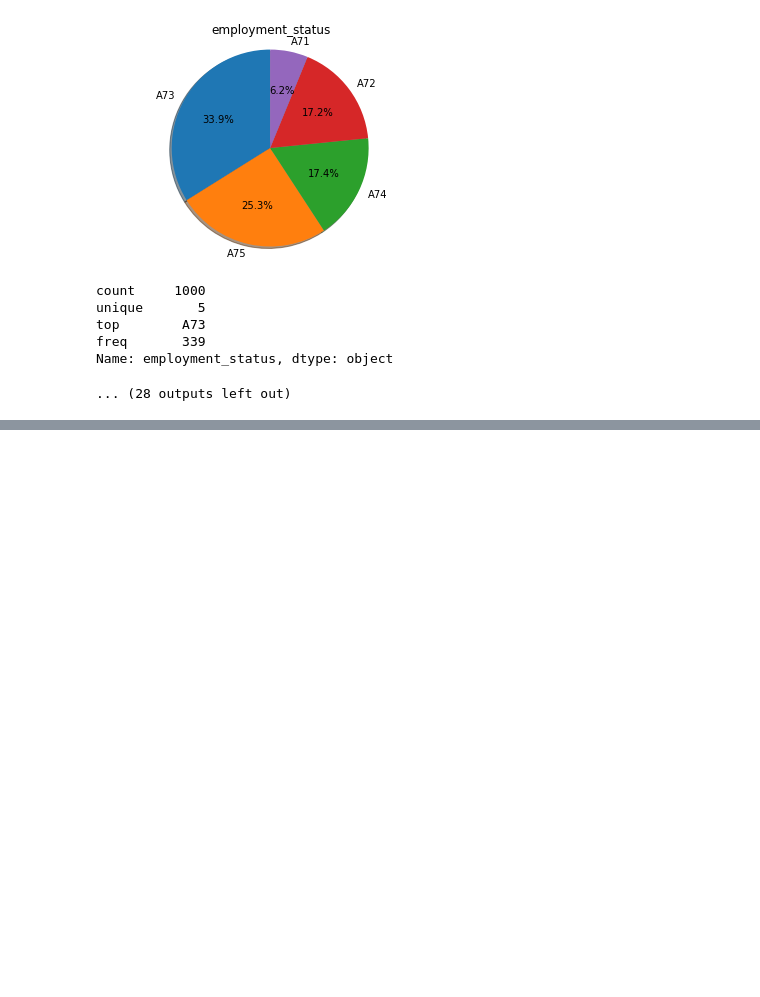
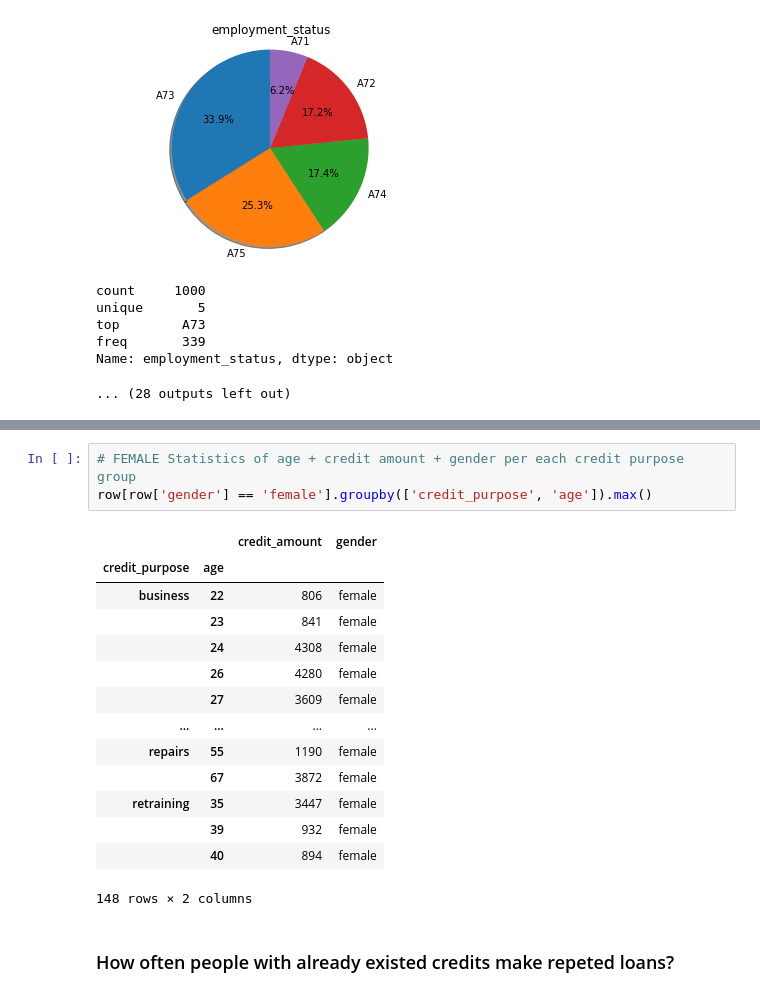
Before and after one commit to MaxKumundzhiev/IntroductionDataScience, a Jupyter notebook: eda.ipynb, the cells around one changed output, grey strips where cells are left out. Saved outputs shown, nothing was run; the diff lists cells and outputs as text; blank space fills up the shorter version.

```diff
--- a/eda.ipynb
+++ b/eda.ipynb
@@ -246,0 +412,20 @@ plt.show()
+# %%
+# FEMALE Statistics of age + credit amount + gender per each credit purpose group
+row[row['gender'] == 'female'].groupby(['credit_purpose', 'age']).max()
+# %% [output]
+|  |  | credit_amount | gender |
+| credit_purpose | age |  |  |
+| business | 22 | 806 | female |
+|  | 23 | 841 | female |
+|  | 24 | 4308 | female |
+|  | 26 | 4280 | female |
+|  | 27 | 3609 | female |
+| ... | ... | ... | ... |
+| repairs | 55 | 1190 | female |
+|  | 67 | 3872 | female |
+| retraining | 35 | 3447 | female |
+|  | 39 | 932 | female |
+|  | 40 | 894 | female |
+148 rows × 2 columns
+# %% [markdown]
+### How often people with already existed credits make repeted loans?
```
Also changed, not shown: parts of 12 cells of this notebook.
